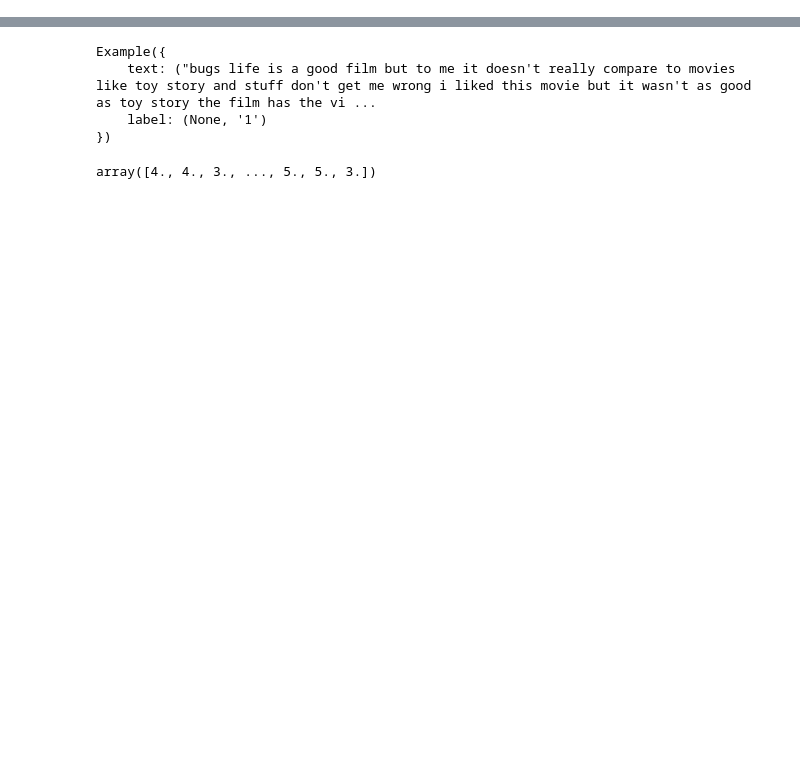
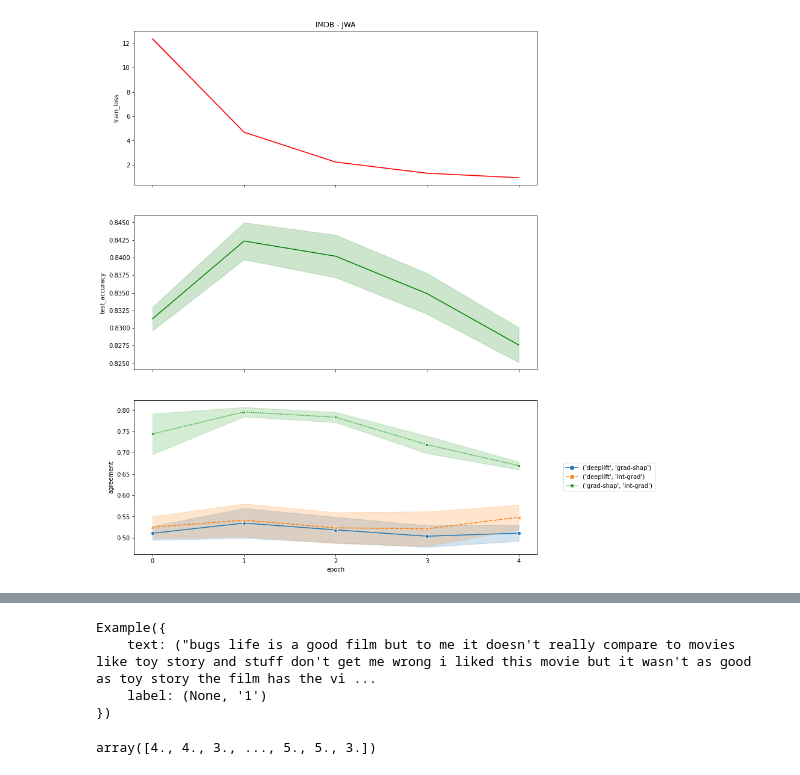
Before and after one commit to mttk/unity-in-xai-court, a Jupyter notebook: viz.ipynb, the cells around one changed output, grey strips where cells are left out. Drawn from its saved outputs; the diff is of its cells as text; code cells hidden in the pictures; blank space fills up the shorter version.

```diff
--- a/viz.ipynb
+++ b/viz.ipynb
@@ -7,4 +7,8 @@ from viz_utils import *
 from dataloaders import *
 # %%
 experiments, meta = load_results(base_dir="results/", dataset="IMDB", model="JWA")
-df_tr, df_agr, df_crt_train, df_crt_test = results_to_df(experiments, meta, mode="last")
+df_tr, df_agr, df_crt_train, df_crt_test, df_attr = results_to_df(experiments, meta)
+# %%
+plot_experiment(df_tr, df_agr, meta)
+# %% [output]
+[figure, added]
```
Also changed, not shown: parts of 8 cells of this notebook, 4 other files.
